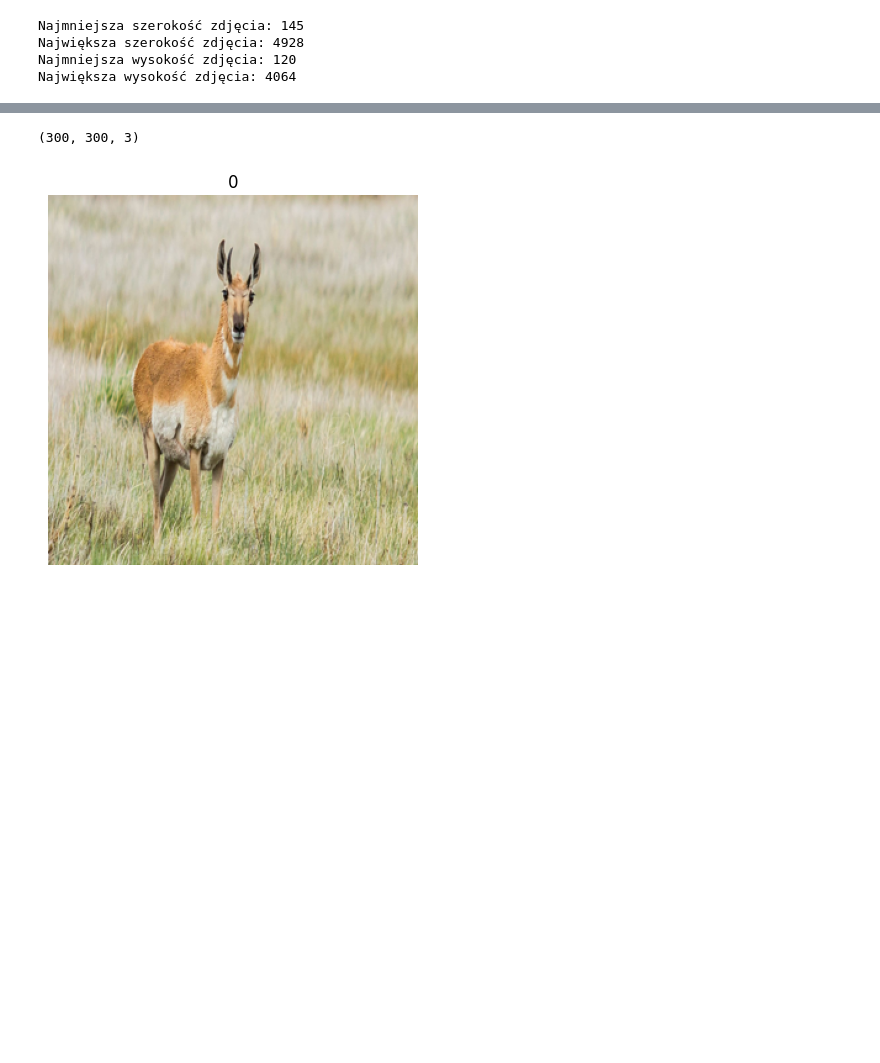
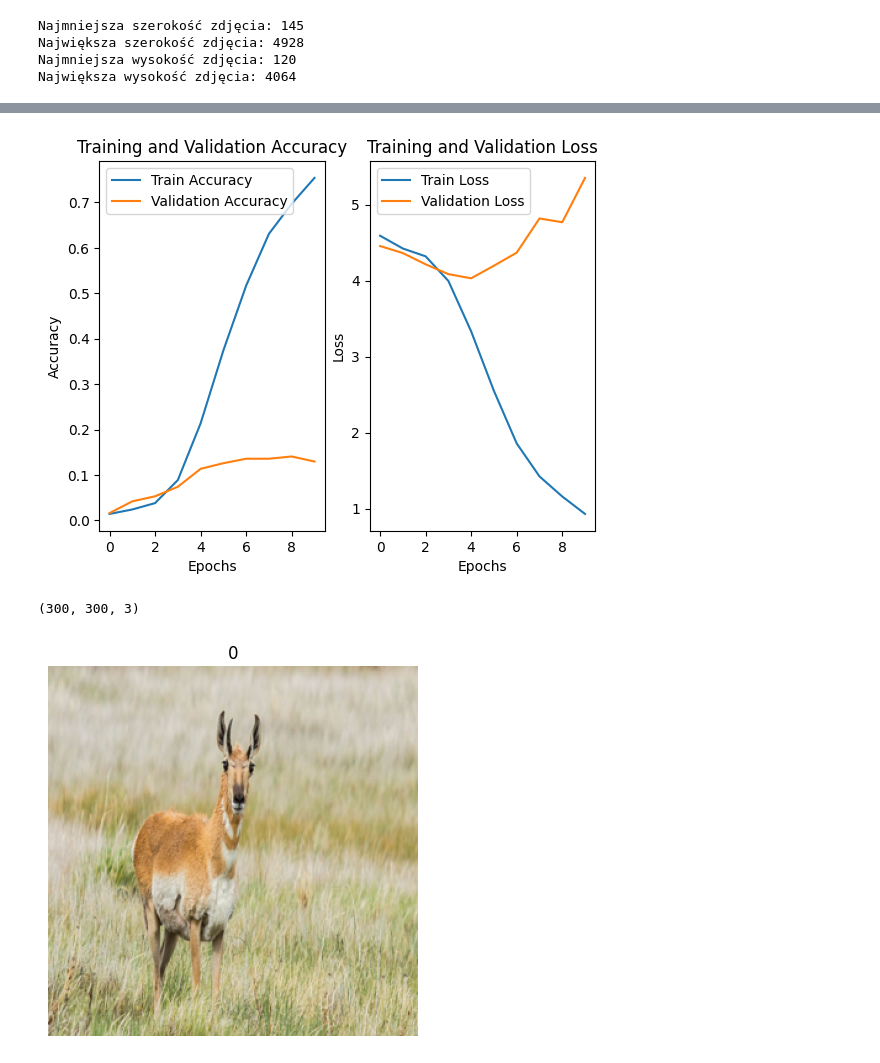
Before and after one commit to Miczel00/ZUM_Project, a Jupyter notebook: Data_cleaning.ipynb, the cells around one changed output, grey strips where cells are left out. Cells and saved outputs as stored; diff of their text form; code cells hidden in the pictures; blank space fills up the shorter version.

Commit message:
Adding RF and CNN models

```diff
--- a/Data_cleaning.ipynb
+++ b/Data_cleaning.ipynb
@@ -321,0 +431,26 @@ for i in range(3):  # Display first 3 images and their processed features
+# %%
+# Podział danych
+X_train, X_temp, y_train, y_temp = train_test_split(X, y_binarized, test_size=0.3, random_state=42)
+X_val, X_test, y_val, y_test = train_test_split(X_temp, y_temp, test_size=0.5, random_state=42)
+# %%
+model = Sequential([
+    Conv2D(32, (3, 3), activation='relu', input_shape=X_train.shape[1:]),
+    MaxPooling2D((2, 2)),
+    Conv2D(64, (3, 3), activation='relu'),
+    MaxPooling2D((2, 2)),
+    Conv2D(128, (3, 3), activation='relu'),
+    MaxPooling2D((2, 2)),
+    Flatten(),
+    Dense(128, activation='relu'),
+    Dropout(0.5),
+    Dense(y_train.shape[1], activation='softmax')
+])
+# %%
+model.compile(optimizer='adam', loss='categorical_crossentropy', metrics=['accuracy'])
+# %%
+history = model.fit(
+    X_train, y_train,
+    epochs=10,
+    batch_size=32,
+    validation_data=(X_val, y_val)
+)
@@ -322,3 +492,23 @@ for i in range(3):  # Display first 3 images and their processed features
+# %%
+plt.subplot(1, 2, 1)
+plt.plot(history.history['accuracy'], label='Train Accuracy')
+plt.plot(history.history['val_accuracy'], label='Validation Accuracy')
+plt.xlabel('Epochs')
+plt.ylabel('Accuracy')
+plt.legend()
+plt.title('Training and Validation Accuracy')
+
+plt.subplot(1, 2, 2)
+plt.plot(history.history['loss'], label='Train Loss')
+plt.plot(history.history['val_loss'], label='Validation Loss')
+plt.xlabel('Epochs')
+plt.ylabel('Loss')
+plt.legend()
+plt.title('Training and Validation Loss')
+
+plt.show()
+# %% [output]
+[figure, added]
 # %%
 # Wyciągamy ścieżki zdjęć do nowej kolumny
 df['image_paths'] = df['image'].apply(lambda row: row['path'])
```
Also changed, not shown: parts of 34 cells of this notebook, 1 other file.
